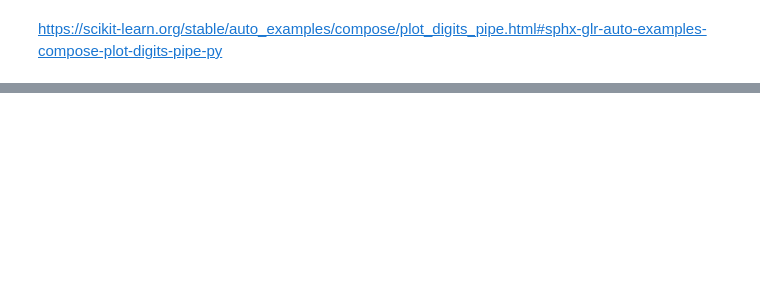
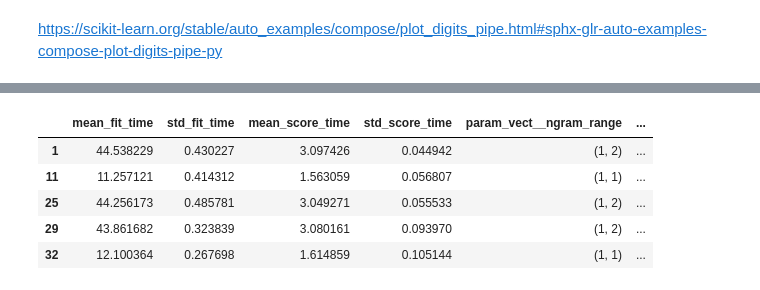
Before and after one commit to keenan-smith-data/political_corpus_python, a Jupyter notebook: data_modeling.ipynb, the cells around one changed output, grey strips where cells are left out. Saved outputs shown, nothing was run; the diff lists cells and outputs as text; code cells hidden in the pictures; blank space fills up the shorter version.

```diff
--- a/data_modeling.ipynb
+++ b/data_modeling.ipynb
@@ -125,0 +272,11 @@ metrics.confusion_matrix(y_test, predicted)
+# %%
+forest_cv_results = bi.blosc_read("./data/forest_grid_search_result.dat")
+forest_top5 = forest_cv_results.query("rank_test_score <= 5")
+forest_top5
+# %% [output]
+|  | mean_fit_time | std_fit_time | mean_score_time | std_score_time | param_vect__ngram_range | ... |
+| 1 | 44.538229 | 0.430227 | 3.097426 | 0.044942 | (1, 2) | ... |
+| 11 | 11.257121 | 0.414312 | 1.563059 | 0.056807 | (1, 1) | ... |
+| 25 | 44.256173 | 0.485781 | 3.049271 | 0.055533 | (1, 2) | ... |
+| 29 | 43.861682 | 0.323839 | 3.080161 | 0.093970 | (1, 2) | ... |
+| 32 | 12.100364 | 0.267698 | 1.614859 | 0.105144 | (1, 1) | ... |
```
Also changed, not shown: parts of 15 cells of this notebook, 1 other file.
